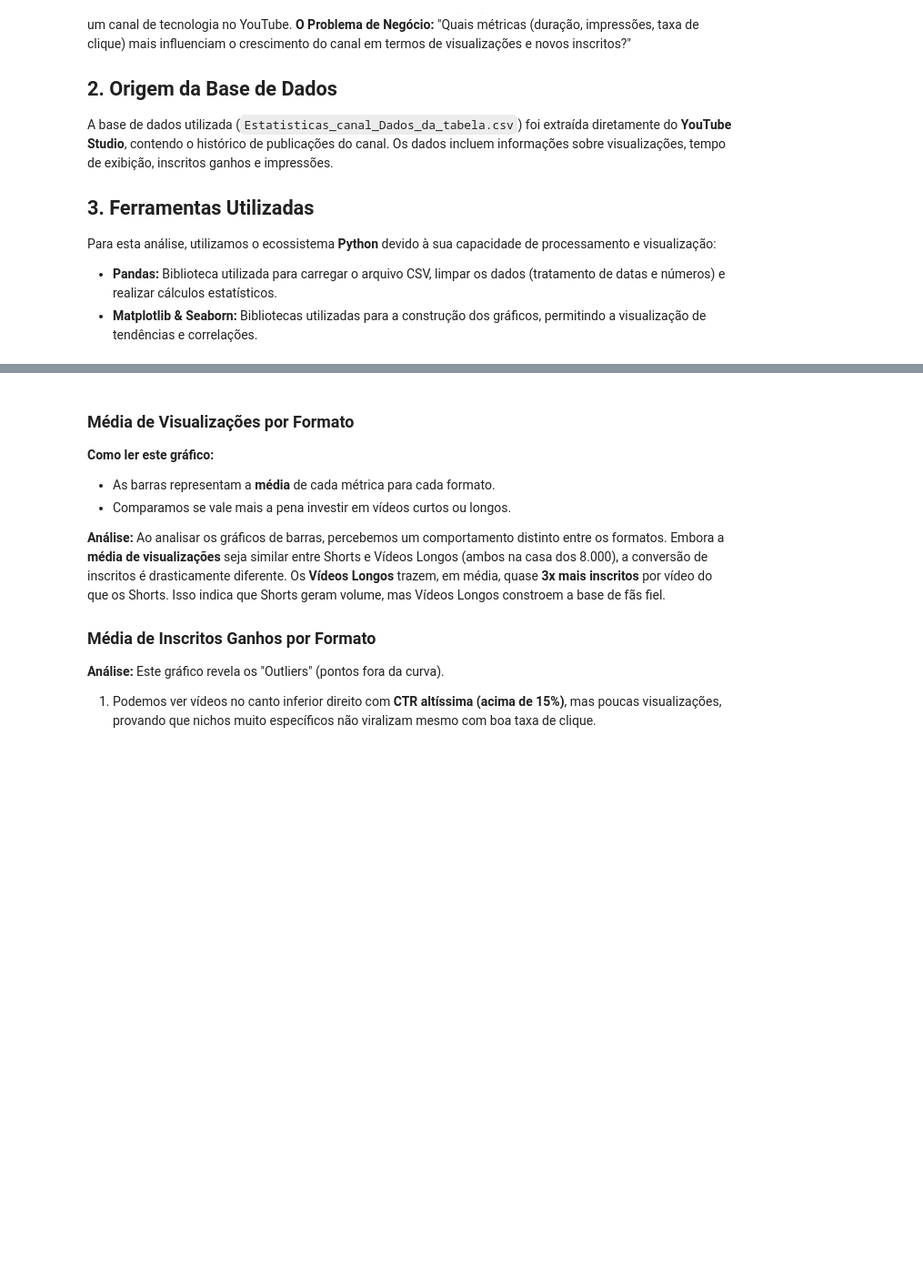
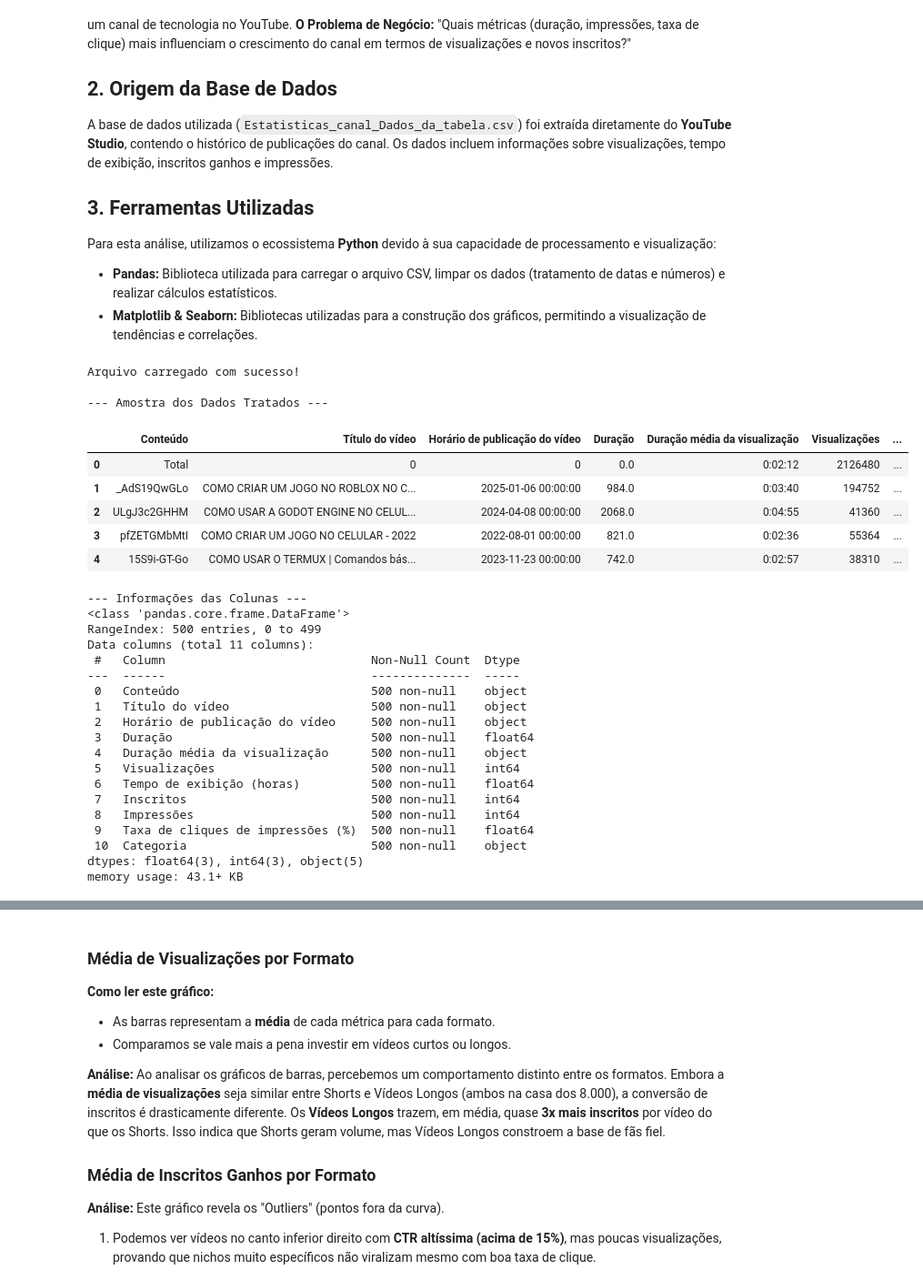
Before and after one commit to welson-rodrigues/Trabalho-final-Analise-de-Dados, a Jupyter notebook: analise_exploratoria.ipynb, the cells around one changed output, grey strips where cells are left out. Shown at 91% size. Saved outputs shown, nothing was run; the diff lists cells and outputs as text; code cells hidden in the pictures; blank space fills up the shorter version.

```diff
--- a/analise_exploratoria.ipynb
+++ b/analise_exploratoria.ipynb
@@ -20,3 +20,65 @@ A base de dados utilizada (`Estatisticas_canal_Dados_da_tabela.csv`) foi extraí
 Para esta análise, utilizamos o ecossistema **Python** devido à sua capacidade de processamento e visualização:
 * **Pandas:** Biblioteca utilizada para carregar o arquivo CSV, limpar os dados (tratamento de datas e números) e realizar cálculos estatísticos.
 * **Matplotlib & Seaborn:** Bibliotecas utilizadas para a construção dos gráficos, permitindo a visualização de tendências e correlações.
+# %%
+import pandas as pd
+import seaborn as sns
+import matplotlib.pyplot as plt
+
+# Configuração estética dos gráficos
+sns.set_theme(style="whitegrid")
+plt.rcParams['figure.figsize'] = (12, 6)
+
+# 1. Carregamento dos Dados
+# O parâmetro decimal=',' é importante pois o Excel brasileiro usa vírgula para decimais
+try:
+    df = pd.read_csv('Estatisticas_canal_Dados_da_tabela.csv', decimal=',')
+    print("Arquivo carregado com sucesso!")
+except FileNotFoundError:
+    print("ERRO: O arquivo 'Estatisticas_canal_Dados_da_tabela.csv' não foi encontrado. Verifique se ele está na mesma pasta.")
+
+# 2. Tratamento e Limpeza
+# Converter a coluna de data para o formato datetime que o Python entende
+df['Horário de publicação do vídeo'] = pd.to_datetime(df['Horário de publicação do vídeo'], format='%b %d, %Y', errors='coerce')
+
+# Criar uma nova coluna para categorizar se é "Shorts" (<= 60 segundos) ou "Vídeo Longo"
+# Isso ajudará na comparação de desempenho entre formatos.
+df['Categoria'] = df['Duração'].apply(lambda x: 'Shorts' if x <= 60 else 'Vídeo Longo')
+
+# Limpeza para valores vazios colocar 0 para evitar erros nos cálculos
+df = df.fillna(0)
+
+# Mostrar as primeiras linhas para conferência
+print("\n--- Amostra dos Dados Tratados ---")
+display(df.head())
+print("\n--- Informações das Colunas ---")
+df.info()
+# %% [output]
+Arquivo carregado com sucesso!
+
+--- Amostra dos Dados Tratados ---
+|  | Conteúdo | Título do vídeo | Horário de publicação do vídeo | Duração | Duração média da visualização | Visualizações | ... |
+| 0 | Total | 0 | 0 | 0.0 | 0:02:12 | 2126480 | ... |
+| 1 | _AdS19QwGLo | COMO CRIAR UM JOGO NO ROBLOX NO C... | 2025-01-06 00:00:00 | 984.0 | 0:03:40 | 194752 | ... |
+| 2 | ULgJ3c2GHHM | COMO USAR A GODOT ENGINE NO CELUL... | 2024-04-08 00:00:00 | 2068.0 | 0:04:55 | 41360 | ... |
+| 3 | pfZETGMbMtI | COMO CRIAR UM JOGO NO CELULAR - 2022 | 2022-08-01 00:00:00 | 821.0 | 0:02:36 | 55364 | ... |
+| 4 | 15S9i-GT-Go | COMO USAR O TERMUX | Comandos bás... | 2023-11-23 00:00:00 | 742.0 | 0:02:57 | 38310 | ... |
+--- Informações das Colunas ---
+<class 'pandas.core.frame.DataFrame'>
+RangeIndex: 500 entries, 0 to 499
+Data columns (total 11 columns):
+ #   Column                             Non-Null Count  Dtype
+---  ------                             --------------  -----
+ 0   Conteúdo                           500 non-null    object
+ 1   Título do vídeo                    500 non-null    object
+ 2   Horário de publicação do vídeo     500 non-null    object
+ 3   Duração                            500 non-null    float64
+ 4   Duração média da visualização      500 non-null    object
+ 5   Visualizações                      500 non-null    int64
+ 6   Tempo de exibição (horas)          500 non-null    float64
+ 7   Inscritos                          500 non-null    int64
+ 8   Impressões                         500 non-null    int64
+ 9   Taxa de cliques de impressões (%)  500 non-null    float64
+ 10  Categoria                          500 non-null    object
+dtypes: float64(3), int64(3), object(5)
+memory usage: 43.1+ KB
```
Also changed, not shown: parts of 5 cells of this notebook.
